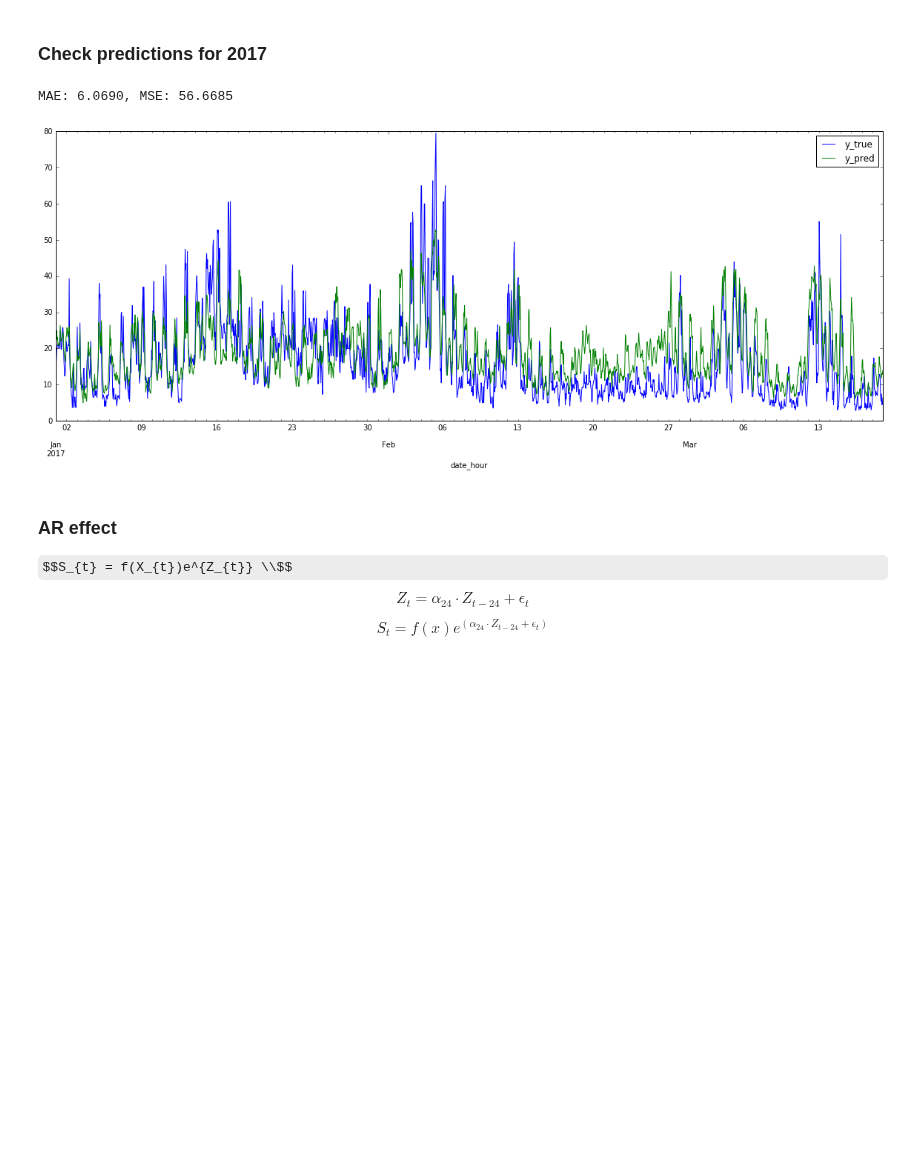
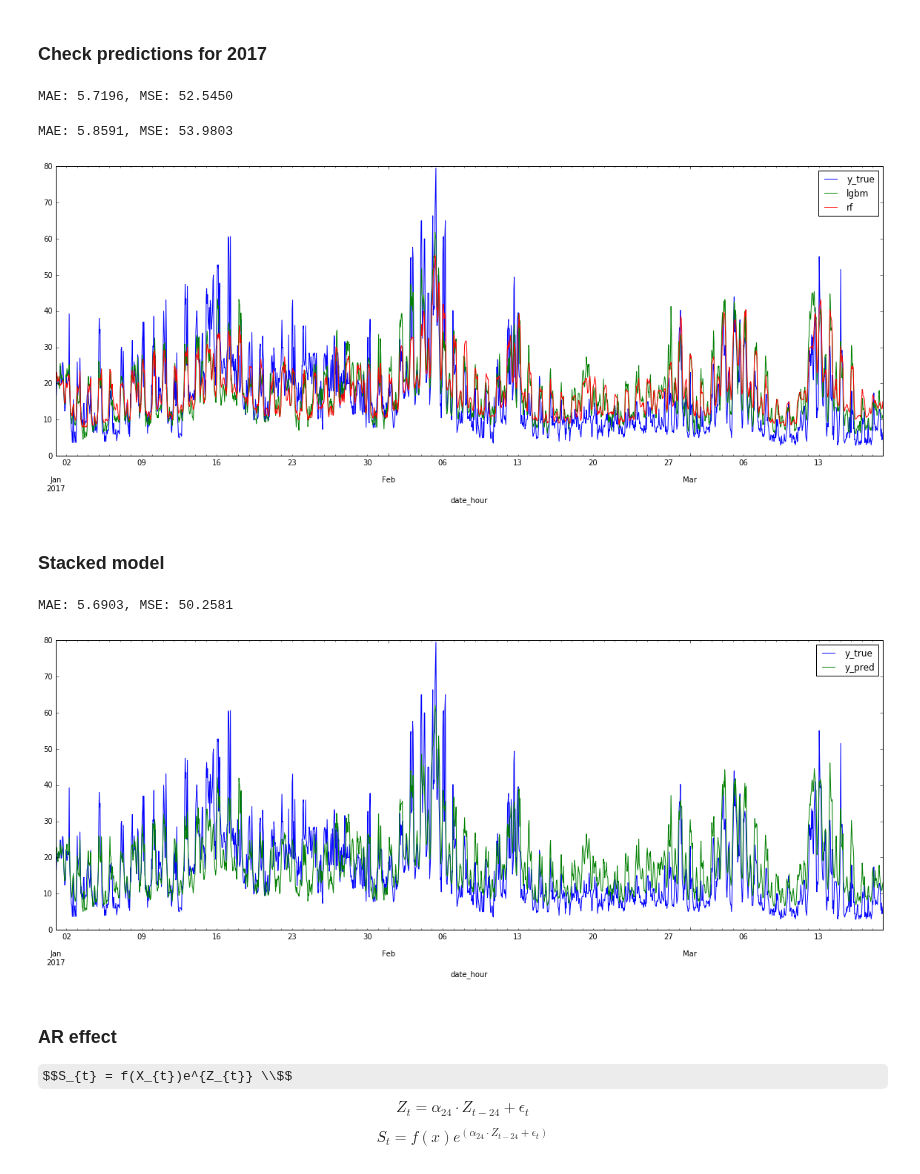
Before and after one commit to NonoMalpi/Secondary_band, a Jupyter notebook: lgbm + ARIMA process for secondary band price.ipynb, the cells around one changed output. Drawn from its saved outputs; the diff is of its cells as text; code cells hidden in the pictures; some formulas as TeX source; blank space fills up the shorter version.

```diff
--- a/lgbm + ARIMA process for secondary band price.ipynb
+++ b/lgbm + ARIMA process for secondary band price.ipynb
@@ -40,3 +44,31 @@ for feature in ['pred_band_mean_aemet', 'pred_band_vol_aemet']:
 final_df = final_df[final_df.index < '2017-03-19']
 # %% [markdown]
 ### Check predictions for 2017
+# %%
+lgbm_2017 = forecast_2017_samples(df=final_df, feature_list=features_list,
+                                  output='band', fitted_model=lgbm,
+                                  ar_param=None, ar_order=None,
+                                  ma_param=None, ma_order=None,
+                                  std=None)
+
+rf_2017 = forecast_2017_samples(df=final_df, feature_list=features_list,
+                                  output='band', fitted_model=rf,
+                                  ar_param=None, ar_order=None,
+                                  ma_param=None, ma_order=None,
+                                  std=None)
+# %%
+lgbm_pred = lgbm_2017.get_2017_predictions_from_base_model().rename(columns={'y_pred':'lgbm'})
+# %% [output]
+MAE: 5.7196, MSE: 52.5450
+# %%
+rf_pred = rf_2017.get_2017_predictions_from_base_model().rename(columns={'y_pred':'rf'})
+# %% [output]
+MAE: 5.8591, MSE: 53.9803
+# %%
+inputs_for_stack = lgbm_pred[['lgbm', 'y_true']].merge(rf_pred[['rf']], how='left', left_index=True, right_index=True)
+# %%
+inputs_for_stack[['y_true', 'lgbm', 'rf']].plot(figsize=(20,7));
+# %% [output]
+[figure, added]
+# %% [markdown]
+### Stacked model
@@ -49,11 +85,11 @@ pred_2017 = forecast_2017_samples(df=final_df, feature_list=features_list,
-# %%
-z_df = pred_2017.get_2017_predictions_from_base_model()
-# %% [output]
-MAE: 6.0690, MSE: 56.6685
+# %%
+stacked_pred = stacked_2017.get_2017_predictions_from_base_model()
+# %% [output]
+MAE: 5.6903, MSE: 50.2581
 # %%
-z_df[['y_true', 'y_pred']].plot(figsize=(20,7));
+stacked_pred[['y_true', 'y_pred']].plot(figsize=(20,7));
 # %% [output]
-[figure, old version]
+[figure, new version]
 # %% [markdown]
 ### AR effect
 $$S_{t} = f(X_{t})e^{Z_{t}} \\$$
```
Also changed, not shown: parts of 12 cells of this notebook, 22 other files.
